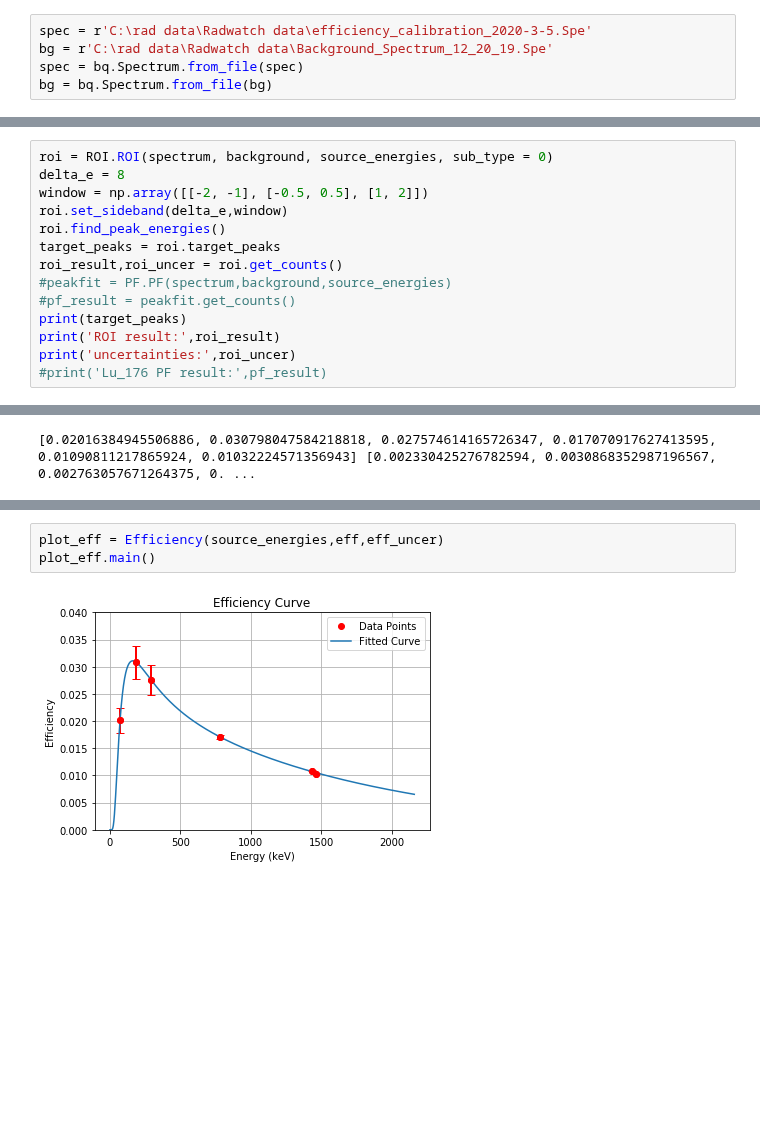
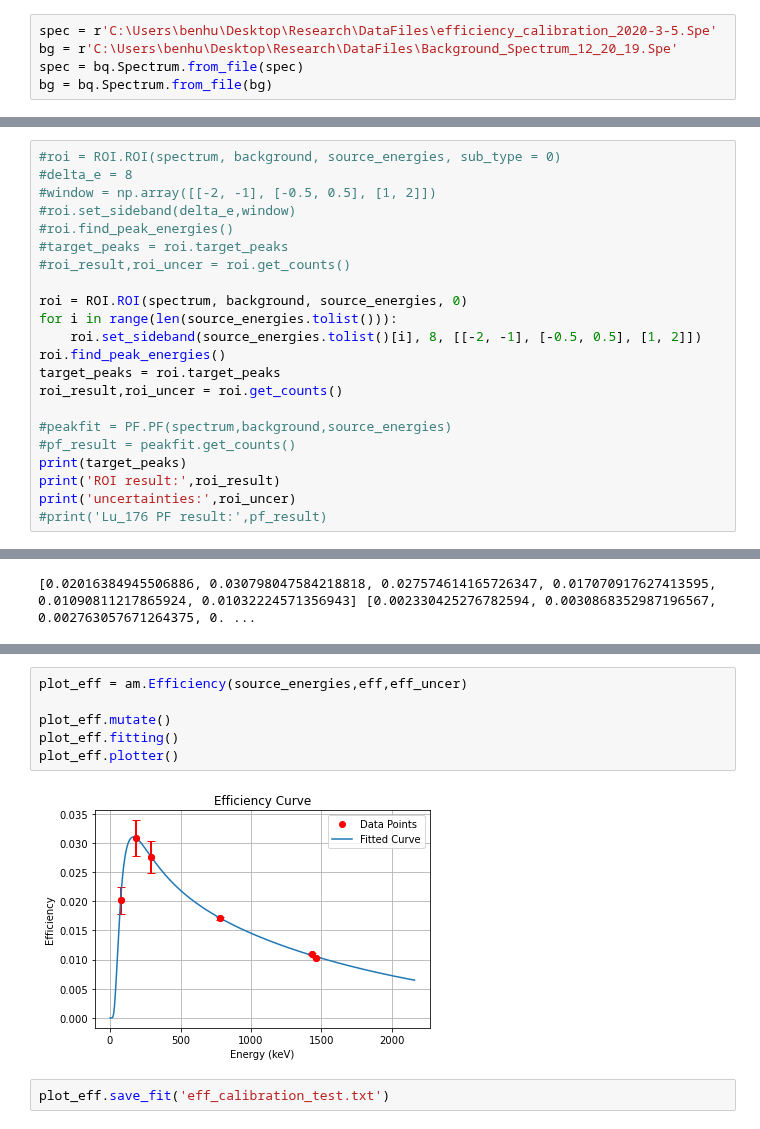
Before and after one commit to bearing/radwatch-analysis, a Jupyter notebook: eff_test_ruiqi1.ipynb, the cells around one changed output, grey strips where cells are left out. Drawn from its saved outputs; the diff is of its cells as text; blank space fills up the shorter version.

```diff
--- a/eff_test_ruiqi1.ipynb
+++ b/eff_test_ruiqi1.ipynb
@@ -118,8 +117,8 @@ def plot_calibrator(cal):
         plt.text(erg, y, '{:.1f} keV'.format(erg))
     #plt.savefig('cal spec.png',dpi=200)
 # %%
-spec = r'C:\rad data\Radwatch data\efficiency_calibration_2020-3-5.Spe'
-bg = r'C:\rad data\Radwatch data\Background_Spectrum_12_20_19.Spe'
+spec = r'C:\Users\benhu\Desktop\Research\DataFiles\efficiency_calibration_2020-3-5.Spe'
+bg = r'C:\Users\benhu\Desktop\Research\DataFiles\Background_Spectrum_12_20_19.Spe'
 spec = bq.Spectrum.from_file(spec)
 bg = bq.Spectrum.from_file(bg)
 # %% [output]
@@ -213,13 +212,21 @@ K-40: 1460.83'''
 # %% [output]
 'The real source energies:\nLu-176: 88.34, 201.83, 306.78\nLa-138: 788.742,1435.795\nK-40: 1460.83'
 # %%
-roi = ROI.ROI(spectrum, background, source_energies, sub_type = 0)
-delta_e = 8
-window = np.array([[-2, -1], [-0.5, 0.5], [1, 2]])
-roi.set_sideband(delta_e,window)
+#roi = ROI.ROI(spectrum, background, source_energies, sub_type = 0)
+#delta_e = 8
+#window = np.array([[-2, -1], [-0.5, 0.5], [1, 2]])
+#roi.set_sideband(delta_e,window)
+#roi.find_peak_energies()
+#target_peaks = roi.target_peaks
+#roi_result,roi_uncer = roi.get_counts()
+
+roi = ROI.ROI(spectrum, background, source_energies, 0)
+for i in range(len(source_energies.tolist())):
+    roi.set_sideband(source_energies.tolist()[i], 8, [[-2, -1], [-0.5, 0.5], [1, 2]])
 roi.find_peak_energies()
 target_peaks = roi.target_peaks
 roi_result,roi_uncer = roi.get_counts()
+
 #peakfit = PF.PF(spectrum,background,source_energies)
 #pf_result = peakfit.get_counts()
 print(target_peaks)
@@ -315,5 +269,10 @@ class Efficiency(object):
 # %%
-plot_eff = Efficiency(source_energies,eff,eff_uncer)
-plot_eff.main()
+plot_eff = am.Efficiency(source_energies,eff,eff_uncer)
+
+plot_eff.mutate()
+plot_eff.fitting()
+plot_eff.plotter()
 # %% [output]
-[figure, old version]
+[figure, new version]
+# %%
+plot_eff.save_fit('eff_calibration_test.txt')
```
Also changed, not shown: parts of 12 cells of this notebook, 33 other files.
